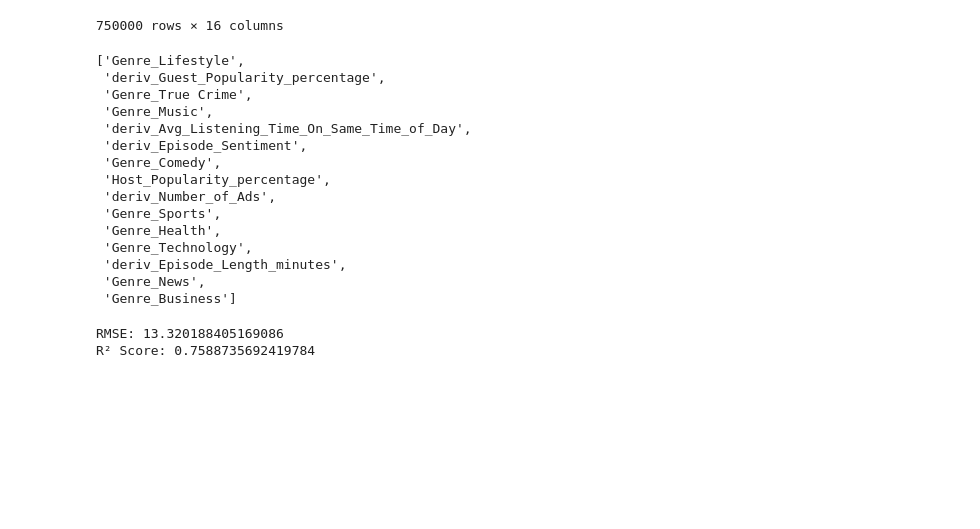
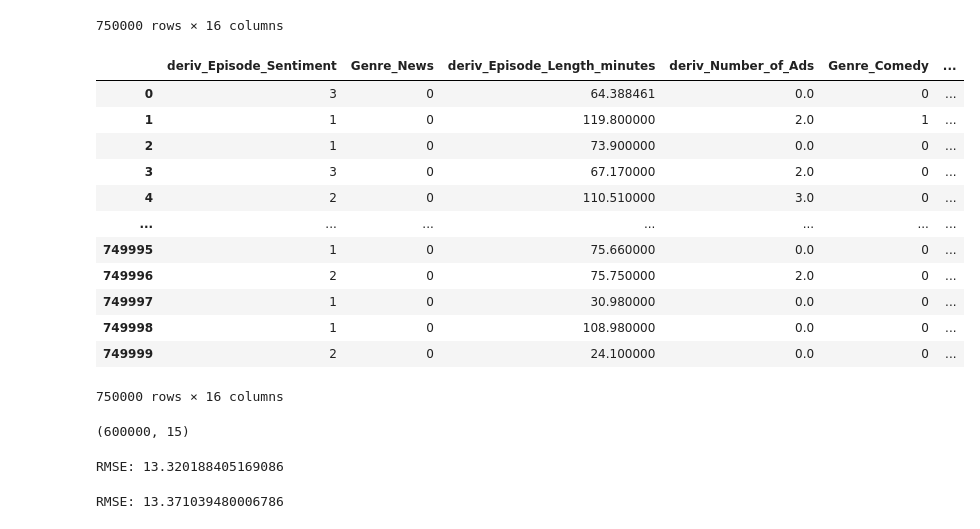
Before and after one commit to rohan843/kaggle-notebooks, a Jupyter notebook: podcast-time-prediction.ipynb, the cells around one changed output. Saved outputs shown, nothing was run; the diff lists cells and outputs as text; code cells hidden in the pictures; blank space fills up the shorter version.

Commit message:
Kaggle Notebook | Podcast Time Prediction | Version 5

```diff
--- a/podcast-time-prediction.ipynb
+++ b/podcast-time-prediction.ipynb
@@ -300,42 +301,63 @@ df
 | 749999 | 24.100000 | 22.45 | 36.72 | 0.0 | ... |
 750000 rows × 16 columns
 # %%
-in_cols = list(set(df.columns) - {'Listening_Time_minutes'})
+in_cols = ['deriv_Episode_Sentiment',
+ 'Genre_News',
+ 'deriv_Episode_Length_minutes',
+ 'deriv_Number_of_Ads',
+ 'Genre_Comedy',
+ 'Genre_Music',
+ 'Genre_Lifestyle',
+ 'Genre_Technology',
+ 'Genre_Business',
+ 'Host_Popularity_percentage',
+ 'deriv_Guest_Popularity_percentage',
+ 'Genre_Health',
+ 'deriv_Avg_Listening_Time_On_Same_Time_of_Day',
+ 'Genre_True Crime',
+ 'Genre_Sports']
 out_col = 'Listening_Time_minutes'
 
 X = df[in_cols].values
 y = df[out_col].values
-# %%
-in_cols
-# %% [output]
-['Genre_Lifestyle',
- 'deriv_Guest_Popularity_percentage',
- 'Genre_True Crime',
- 'Genre_Music',
- 'deriv_Avg_Listening_Time_On_Same_Time_of_Day',
- 'deriv_Episode_Sentiment',
- 'Genre_Comedy',
- 'Host_Popularity_percentage',
- 'deriv_Number_of_Ads',
- 'Genre_Sports',
- 'Genre_Health',
- 'Genre_Technology',
- 'deriv_Episode_Length_minutes',
- 'Genre_News',
- 'Genre_Business']
+# %%
+df = df[in_cols + [out_col]]
+df
+# %% [output]
+|  | deriv_Episode_Sentiment | Genre_News | deriv_Episode_Length_minutes | deriv_Number_of_Ads | Genre_Comedy | ... |
+| 0 | 3 | 0 | 64.388461 | 0.0 | 0 | ... |
+| 1 | 1 | 0 | 119.800000 | 2.0 | 1 | ... |
+| 2 | 1 | 0 | 73.900000 | 0.0 | 0 | ... |
+| 3 | 3 | 0 | 67.170000 | 2.0 | 0 | ... |
+| 4 | 2 | 0 | 110.510000 | 3.0 | 0 | ... |
+| ... | ... | ... | ... | ... | ... | ... |
+| 749995 | 1 | 0 | 75.660000 | 0.0 | 0 | ... |
+| 749996 | 2 | 0 | 75.750000 | 2.0 | 0 | ... |
+| 749997 | 1 | 0 | 30.980000 | 0.0 | 0 | ... |
+| 749998 | 1 | 0 | 108.980000 | 0.0 | 0 | ... |
+| 749999 | 2 | 0 | 24.100000 | 0.0 | 0 | ... |
+750000 rows × 16 columns
 # %%
 X_train, X_test, y_train, y_test = train_test_split(X, y, test_size=0.2, random_state=42)
 # %%
 scaler = StandardScaler()
 X_train = scaler.fit_transform(X_train)
 X_test = scaler.transform(X_test)
+# %%
+X_train.shape
+# %% [output]
+(600000, 15)
 # %%
 model = LinearRegression()
 model.fit(X_train, y_train)
 y_pred = model.predict(X_test)
 
 print("RMSE:", root_mean_squared_error(y_test, y_pred))
-print("R² Score:", r2_score(y_test, y_pred))
 # %% [output]
 RMSE: 13.320188405169086
-R² Score: 0.7588735692419784
+# %%
+y_pred = model.predict(X_train)
+
+print("RMSE:", root_mean_squared_error(y_pred, y_train))
+# %% [output]
+RMSE: 13.371039480006786
```
Also changed, not shown: parts of 2 cells of this notebook.
